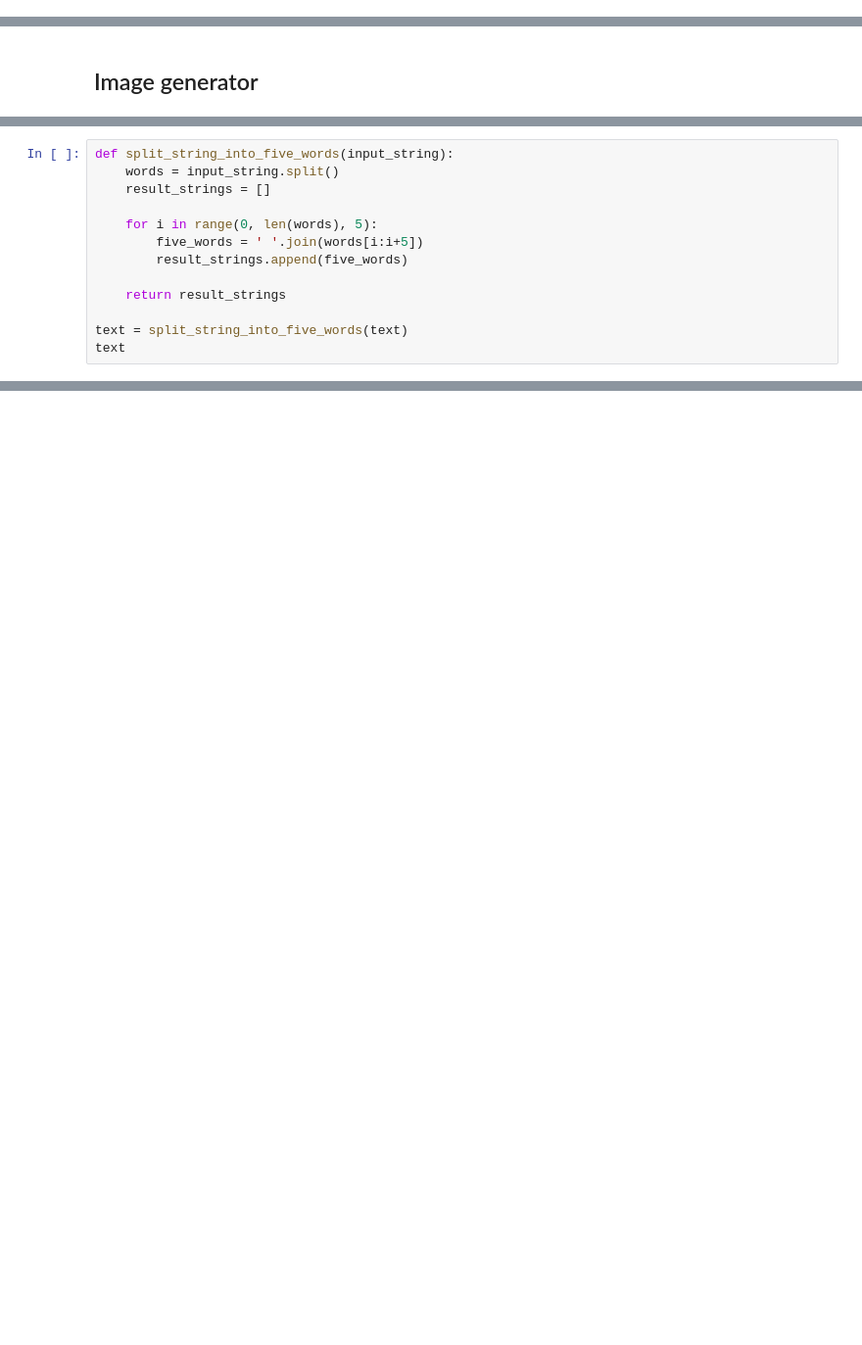
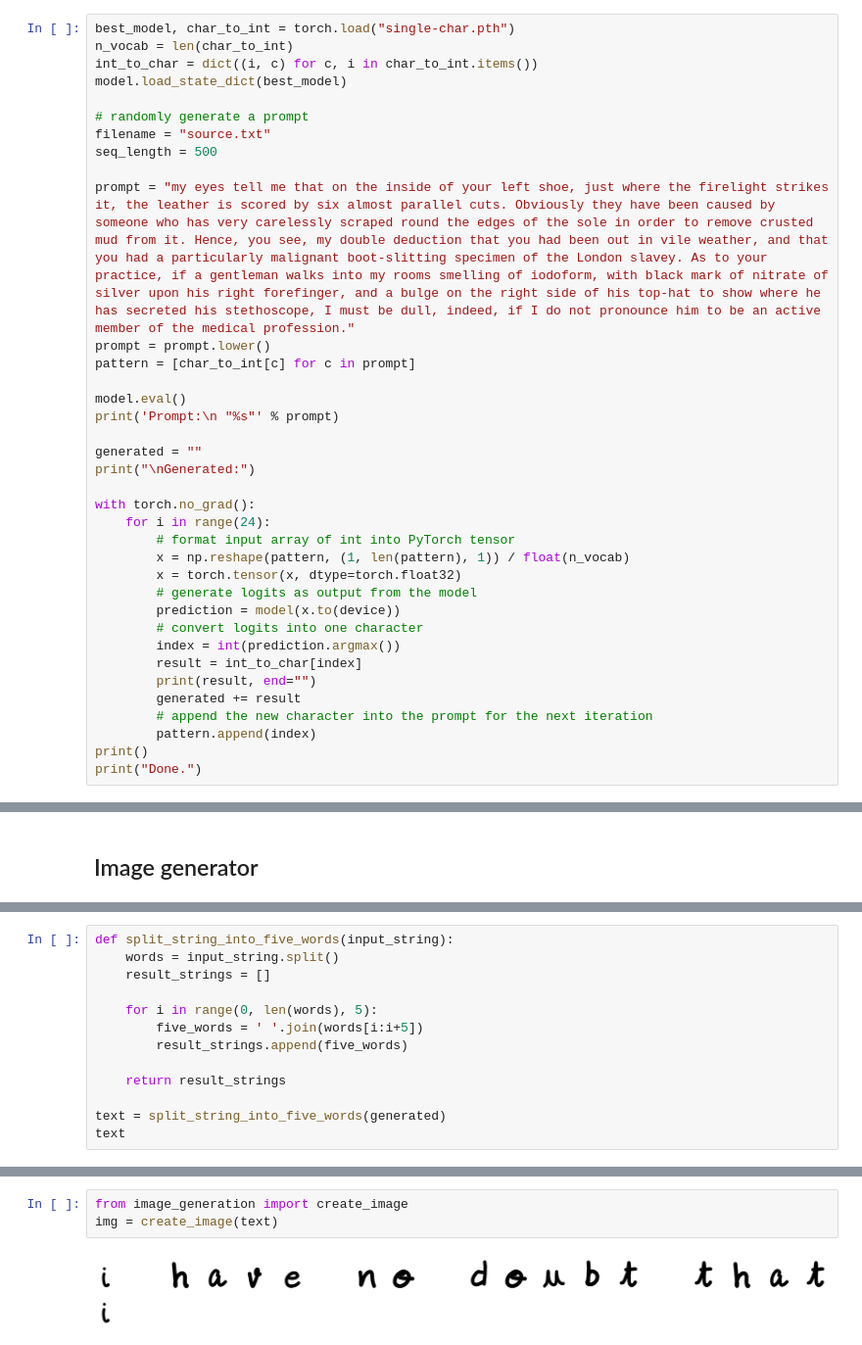
Before and after one commit to SohamD34/Skybug-Handwritten-Text-Gen, a Jupyter notebook: text_generation.ipynb, the cells around one changed output, grey strips where cells are left out. Shown at 98% size. Saved outputs shown, nothing was run; the diff lists cells and outputs as text; blank space fills up the shorter version.

```diff
--- a/text_generation.ipynb
+++ b/text_generation.ipynb
@@ -191,0 +143,36 @@ water is a fundamental and indispensable element for life on earth, constituting
+# %%
+best_model, char_to_int = torch.load("single-char.pth")
+n_vocab = len(char_to_int)
+int_to_char = dict((i, c) for c, i in char_to_int.items())
+model.load_state_dict(best_model)
+
+# randomly generate a prompt
+filename = "source.txt"
+seq_length = 500
+
+prompt = "my eyes tell me that on the inside of your left shoe, just where the firelight strikes it, the leather is scored by six almost parallel cuts. Obviously they have been caused by someone who has very carelessly scraped round the edges of the sole in order to remove crusted mud from it. Hence, you see, my double deduction that you had been out in vile weather, and that you had a particularly malignant boot-slitting specimen of the London slavey. As to your practice, if a gentleman walks into my rooms smelling of iodoform, with black mark of nitrate of silver upon his right forefinger, and a bulge on the right side of his top-hat to show where he has secreted his stethoscope, I must be dull, indeed, if I do not pronounce him to be an active member of the medical profession."
+prompt = prompt.lower()
+pattern = [char_to_int[c] for c in prompt]
+
+model.eval()
+print('Prompt:\n "%s"' % prompt)
+
+generated = ""
+print("\nGenerated:")
+
+with torch.no_grad():
+    for i in range(24):
+        # format input array of int into PyTorch tensor
+        x = np.reshape(pattern, (1, len(pattern), 1)) / float(n_vocab)
+        x = torch.tensor(x, dtype=torch.float32)
+        # generate logits as output from the model
+        prediction = model(x.to(device))
+        # convert logits into one character
+        index = int(prediction.argmax())
+        result = int_to_char[index]
+        print(result, end="")
+        generated += result
+        # append the new character into the prompt for the next iteration
+        pattern.append(index)
+print()
+print("Done.")
@@ -202,6 +198,6 @@ def split_string_into_five_words(input_string):
 
     return result_strings
 
-text = split_string_into_five_words(text)
+text = split_string_into_five_words(generated)
 text
 # %% [output]
@@ -260,0 +205,5 @@ create_image(text)
+# %%
+from image_generation import create_image
+img = create_image(text)
+# %% [output]
+[figure, added]
```
Also changed, not shown: parts of 18 cells of this notebook, 4 other files.
